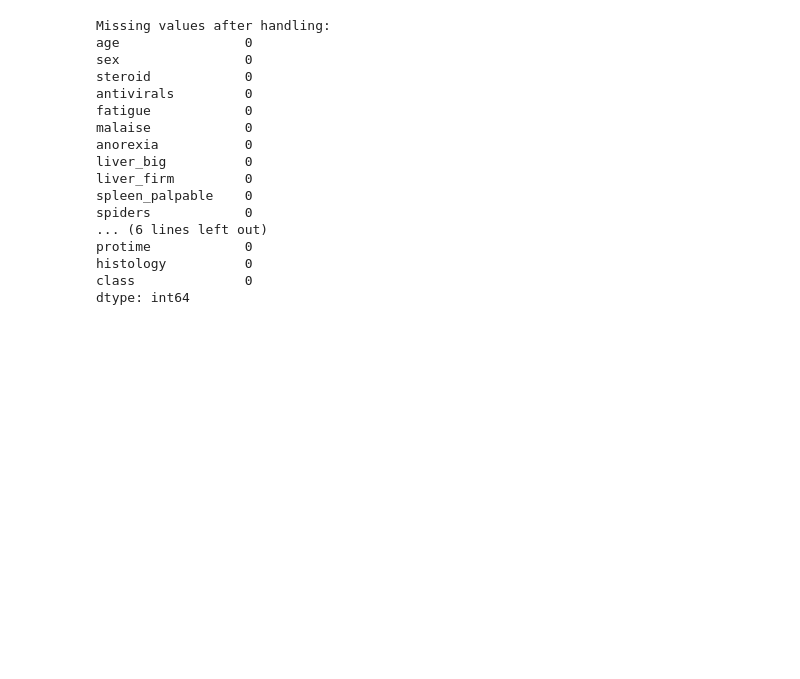
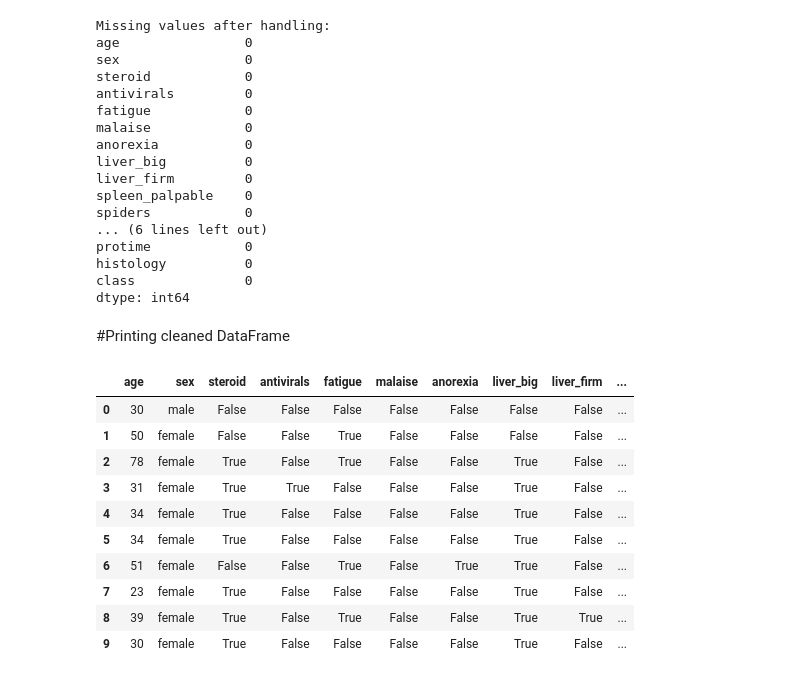
Before and after one commit to DheerajGolla9/PDS, a Jupyter notebook: PDS_Assignment_1.ipynb, the cells around one changed output. Drawn from its saved outputs; the diff is of its cells as text; code cells hidden in the pictures; blank space fills up the shorter version.

```diff
--- a/PDS_Assignment_1.ipynb
+++ b/PDS_Assignment_1.ipynb
@@ -201,3 +201,19 @@ protime            0
 histology          0
 class              0
 dtype: int64
+# %% [markdown]
+#Printing cleaned DataFrame
+# %%
+df.head(10)
+# %% [output]
+|  | age | sex | steroid | antivirals | fatigue | malaise | anorexia | liver_big | liver_firm | ... |
+| 0 | 30 | male | False | False | False | False | False | False | False | ... |
+| 1 | 50 | female | False | False | True | False | False | False | False | ... |
+| 2 | 78 | female | True | False | True | False | False | True | False | ... |
+| 3 | 31 | female | True | True | False | False | False | True | False | ... |
+| 4 | 34 | female | True | False | False | False | False | True | False | ... |
+| 5 | 34 | female | True | False | False | False | False | True | False | ... |
+| 6 | 51 | female | False | False | True | False | True | True | False | ... |
+| 7 | 23 | female | True | False | False | False | False | True | False | ... |
+| 8 | 39 | female | True | False | True | False | False | True | True | ... |
+| 9 | 30 | female | True | False | False | False | False | True | False | ... |
```
Also changed, not shown: parts of 1 cell of this notebook.
